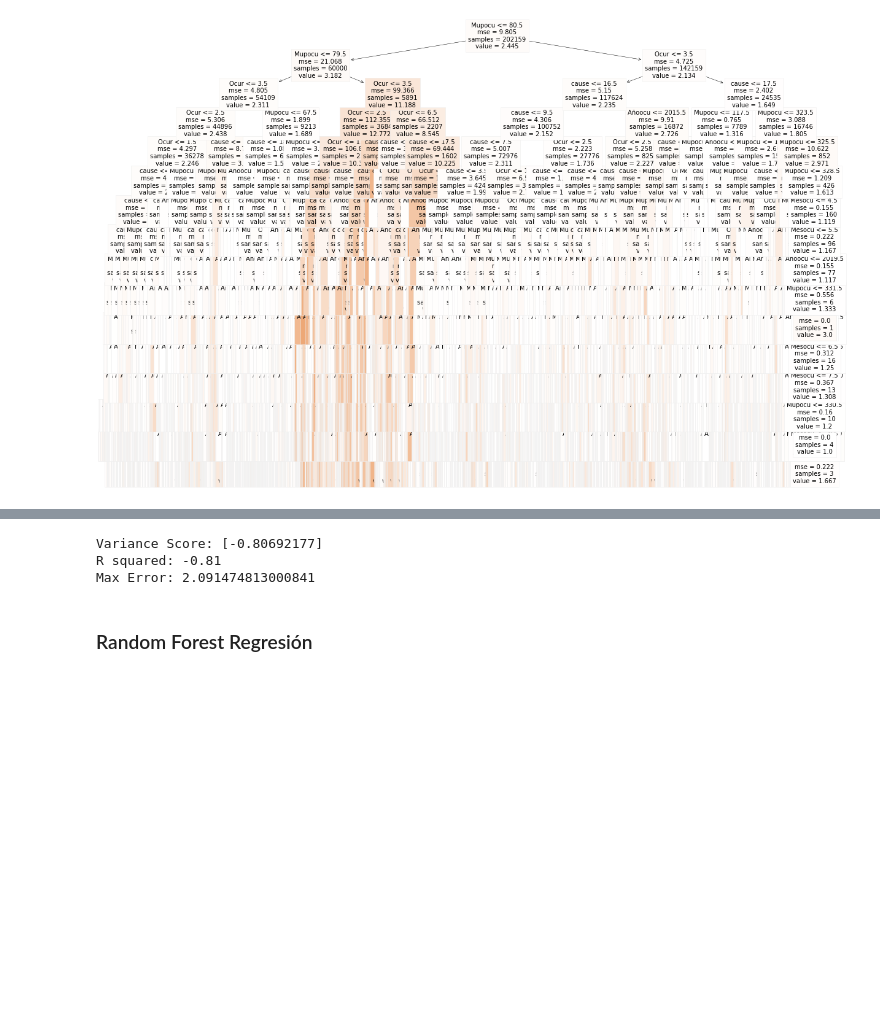
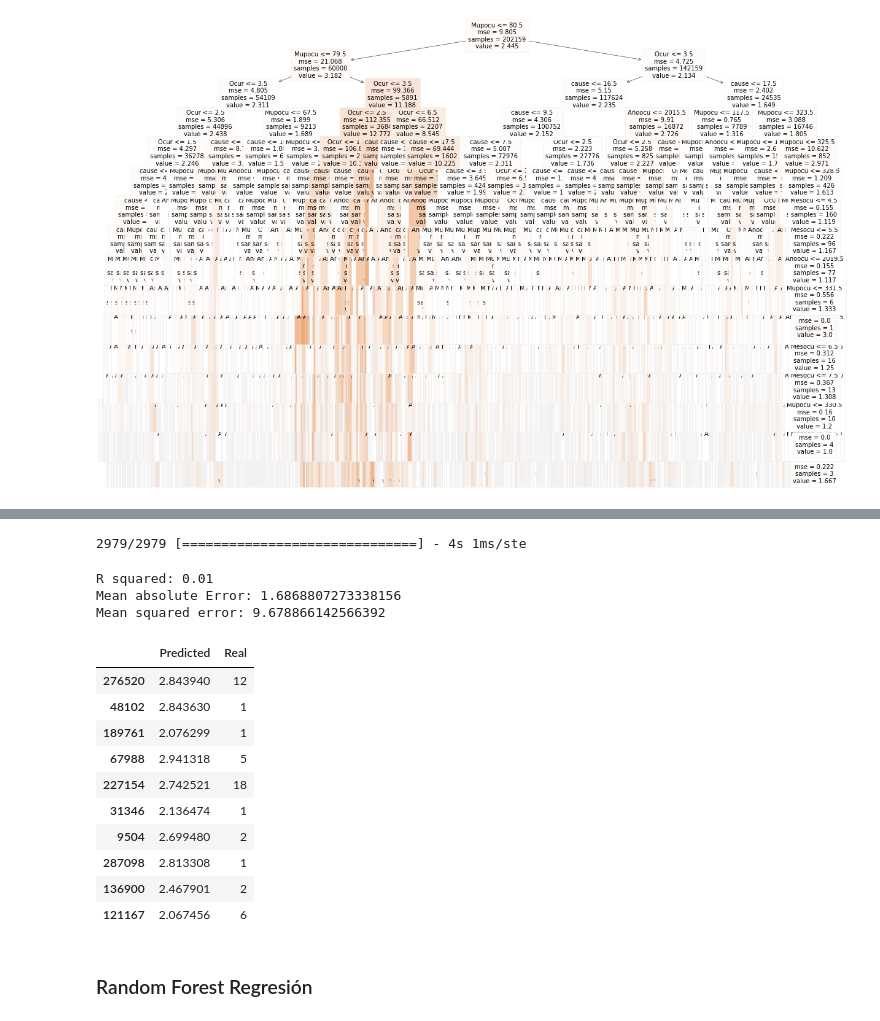
Before and after one commit to Orlando19943/Proyecto1-DM, a Jupyter notebook: predictions.ipynb, the cells around one changed output, grey strips where cells are left out. Drawn from its saved outputs; the diff is of its cells as text; code cells hidden in the pictures; blank space fills up the shorter version.

```diff
--- a/predictions.ipynb
+++ b/predictions.ipynb
@@ -222,0 +323,7 @@ results
+# %%
+# Definiendo hiperparámetros
+optimizer = optimizers.Adam(learning_rate=1e-4, decay=1e-3)
+model.compile(optimizer=optimizer, loss='mse', metrics=['mae'])
+# %%
+# Entrenamiento de las redes
+history = model.fit(predictors_train, target_train, epochs=20, batch_size=63, validation_split=0.15)
@@ -223,11 +348,35 @@ results
+# %%
+prediction = model.predict(predictors_test)
+# %% [output]
+2979/2979 [==============================] - 4s 1ms/ste
+# %%
+prediction = np.squeeze(prediction)
 # %%
-print ("Variance Score:",skm.explained_variance_score(target_test, prediction, multioutput='raw_values'))
+results = pd.DataFrame({
+    'Predicted': prediction,
+    'Real': target_test
+})
+
 print("R squared: %.2f"%r2_score(target_test,prediction))
-print ("Max Error:", skm.mean_absolute_error(target_test, prediction))
+print ("Mean absolute Error:", mean_absolute_error(target_test, prediction))
+print ("Mean squared error:", mean_squared_error(target_test, prediction))
+
+results.tail(10)
 # %% [output]
-Variance Score: [-0.80692177]
-R squared: -0.81
-Max Error: 2.091474813000841
+R squared: 0.01
+Mean absolute Error: 1.6868807273338156
+Mean squared error: 9.678866142566392
+|  | Predicted | Real |
+| 276520 | 2.843940 | 12 |
+| 48102 | 2.843630 | 1 |
+| 189761 | 2.076299 | 1 |
+| 67988 | 2.941318 | 5 |
+| 227154 | 2.742521 | 18 |
+| 31346 | 2.136474 | 1 |
+| 9504 | 2.699480 | 2 |
+| 287098 | 2.813308 | 1 |
+| 136900 | 2.467901 | 2 |
+| 121167 | 2.067456 | 6 |
 # %% [markdown]
 ### Random Forest Regresión
 # %% [markdown]
```
Also changed, not shown: parts of 19 cells of this notebook.
